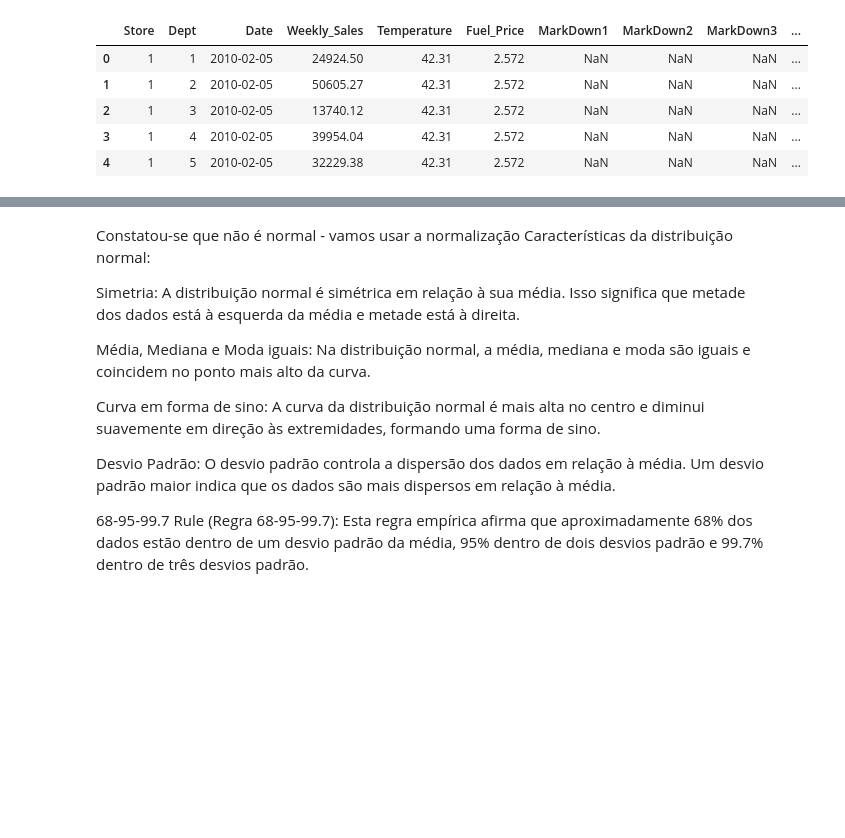
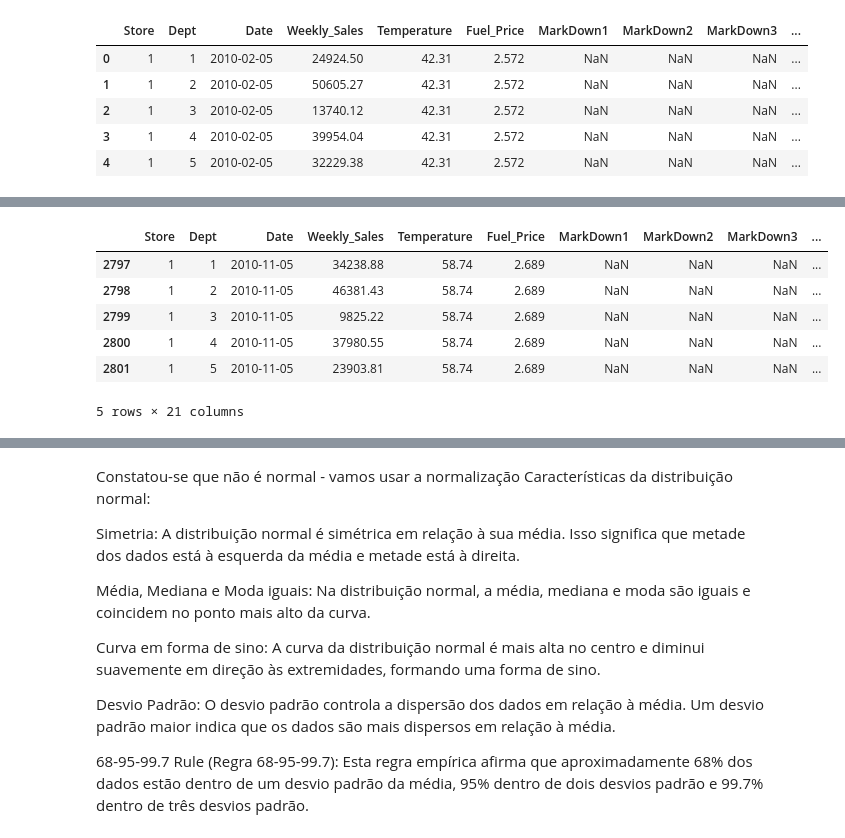
Before and after one commit to nataliaartilha/Case-IA, a Jupyter notebook: case_ia.ipynb, the cells around one changed output, grey strips where cells are left out. Cells and saved outputs as stored; diff of their text form; code cells hidden in the pictures; blank space fills up the shorter version.

```diff
--- a/case_ia.ipynb
+++ b/case_ia.ipynb
@@ -501,0 +538,12 @@ df.head()
+# %%
+#setar só mês de novembro para ver qual foi a semana que mais vendeu
+df_filtrado=df[df['Month']==11]
+df_filtrado.head()
+# %% [output]
+|  | Store | Dept | Date | Weekly_Sales | Temperature | Fuel_Price | MarkDown1 | MarkDown2 | MarkDown3 | ... |
+| 2797 | 1 | 1 | 2010-11-05 | 34238.88 | 58.74 | 2.689 | NaN | NaN | NaN | ... |
+| 2798 | 1 | 2 | 2010-11-05 | 46381.43 | 58.74 | 2.689 | NaN | NaN | NaN | ... |
+| 2799 | 1 | 3 | 2010-11-05 | 9825.22 | 58.74 | 2.689 | NaN | NaN | NaN | ... |
+| 2800 | 1 | 4 | 2010-11-05 | 37980.55 | 58.74 | 2.689 | NaN | NaN | NaN | ... |
+| 2801 | 1 | 5 | 2010-11-05 | 23903.81 | 58.74 | 2.689 | NaN | NaN | NaN | ... |
+5 rows × 21 columns
```
Also changed, not shown: parts of 13 cells of this notebook.
